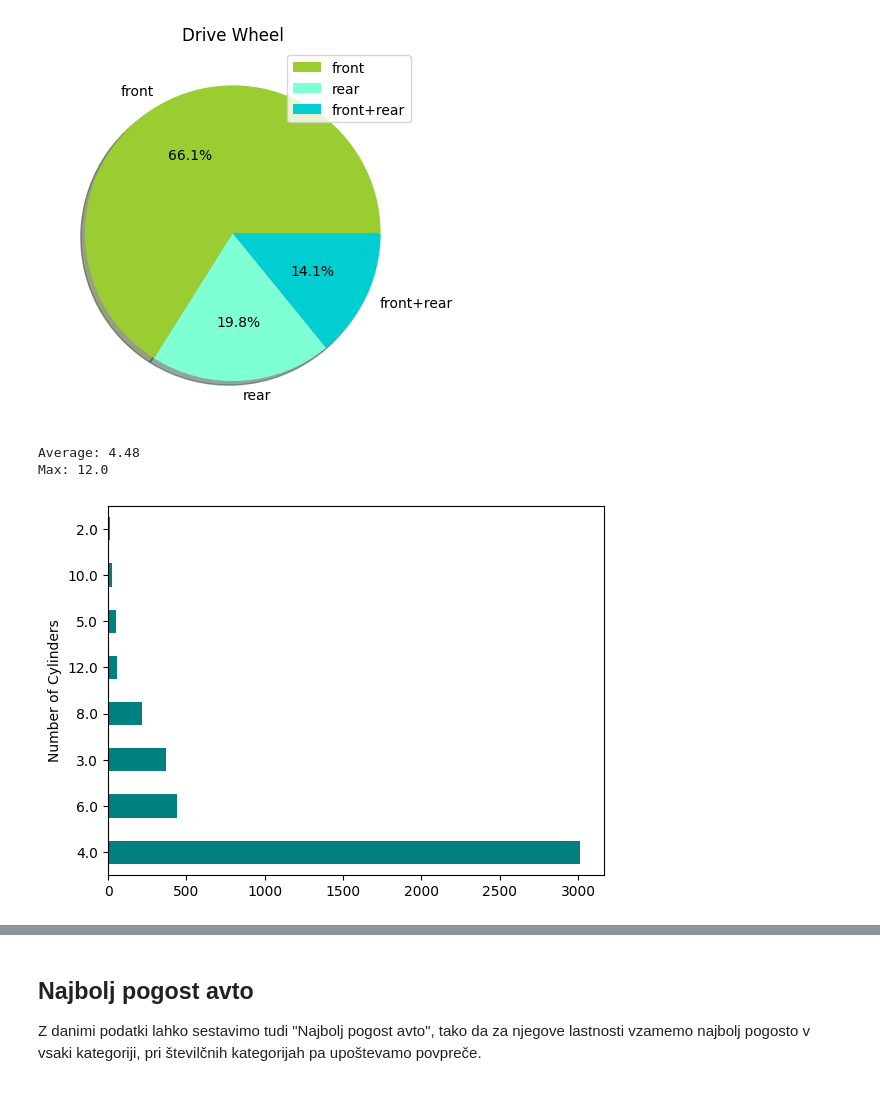
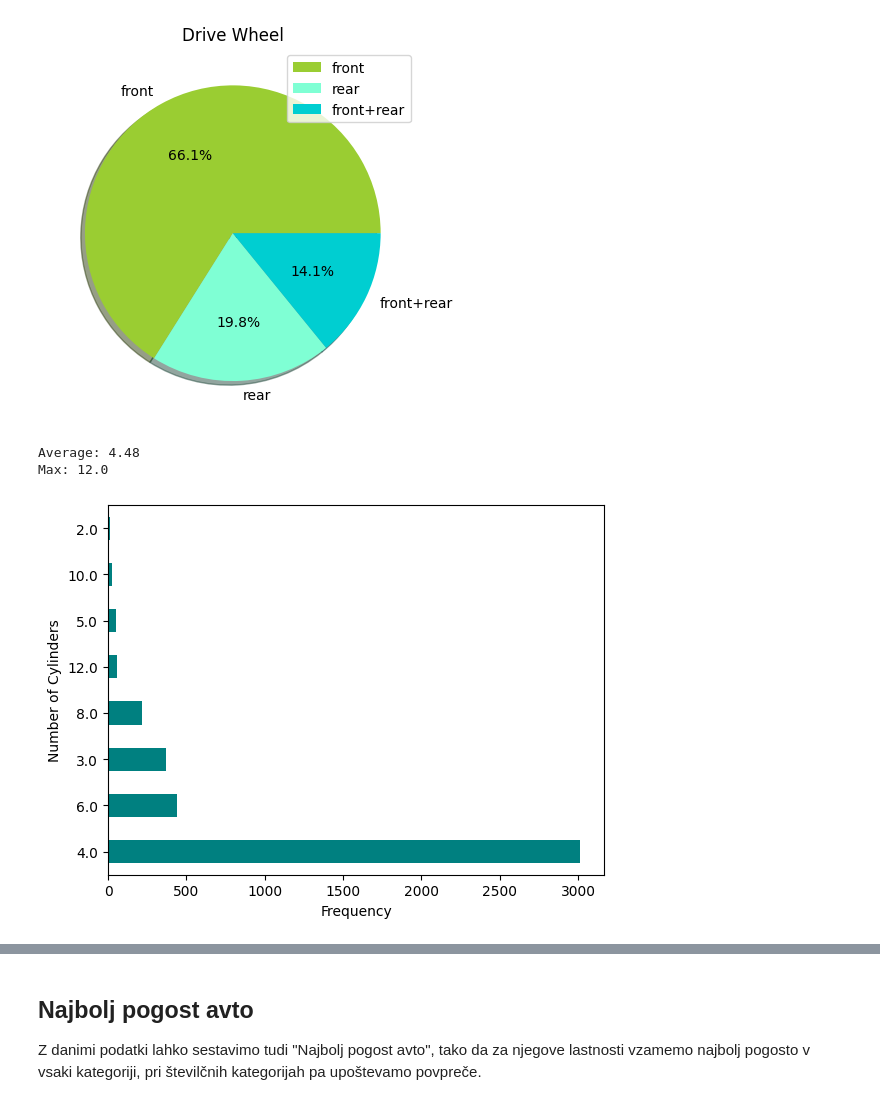
Before and after one commit to urbancluka/UVP-Projektna-naloga, a Jupyter notebook: analiza.ipynb, the cells around one changed output, grey strips where cells are left out. Cells and saved outputs as stored; diff of their text form; code cells hidden in the pictures.

Commit message:
add xlabel to plots

```diff
--- a/analiza.ipynb
+++ b/analiza.ipynb
@@ -182,13 +182,13 @@ drive.plot.pie(shadow=True, legend=True, title="Drive Wheel", ylabel="", autopct
 [figure]
 # %%
 cyl = podatki_o_avtih["Number of Cylinders"].value_counts()
-cyl.plot.barh(color="teal")
+cyl.plot.barh(color="teal", xlabel="Frequency")
 print(f"Average: {round(podatki_o_avtih["Number of Cylinders"].mean(), 2)}")
 print(f"Max: {podatki_o_avtih["Number of Cylinders"].max()}")
 # %% [output]
 Average: 4.48
 Max: 12.0
-[figure, old version]
+[figure, new version]
 # %%
 rounded = ((podatki_o_avtih["Volume of engine"] / 100) + 1).astype(int) *100
 vol = rounded.value_counts()
```
Also changed, not shown: parts of 9 cells of this notebook.
